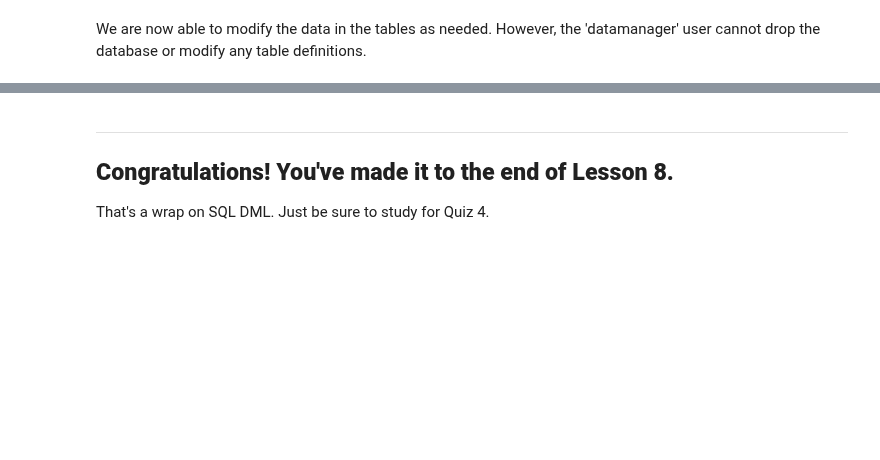
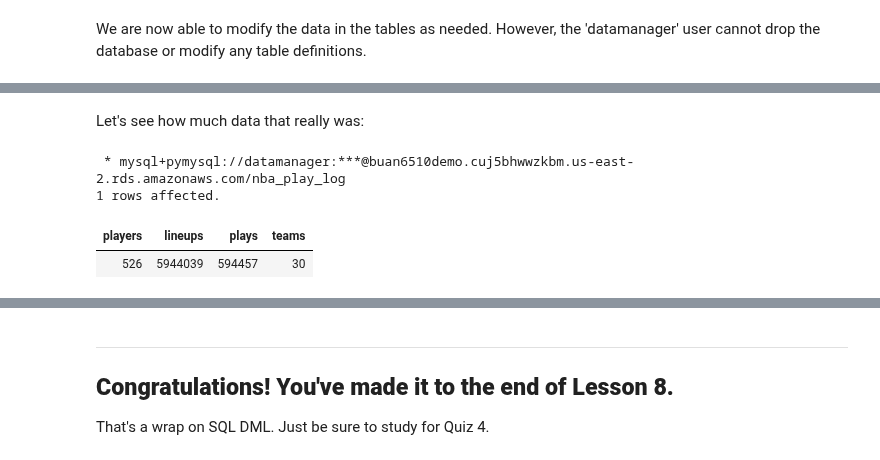
Before and after one commit to kangpyolee/DATA6510, a Jupyter notebook: L8_SQL_DML.ipynb, the cells around one changed output, grey strips where cells are left out. Saved outputs shown, nothing was run; the diff lists cells and outputs as text; code cells hidden in the pictures; blank space fills up the shorter version.

```diff
--- a/L8_SQL_DML.ipynb
+++ b/L8_SQL_DML.ipynb
@@ -1037,0 +1055,14 @@ The resulting dump file includes lots of SQL DDL and DML code that has been tune
+# %% [markdown]
+Let's see how much data that really was:
+# %%
+%%sql
+SELECT
+  (SELECT count(*) FROM players JOIN teams USING (team_id) WHERE team_year=2005) AS players,
+  (SELECT count(*) FROM lineups JOIN play_segments USING (play_seg_id) JOIN games USING (game_id) WHERE game_year=2005) AS lineups,
+  (SELECT count(*) FROM play_segments JOIN games USING (game_id) where game_year = 2005) AS plays,
+  (SELECT count(*) FROM teams WHERE team_year = 2005) AS teams
+# %% [output]
+ * mysql+pymysql://datamanager:***@buan6510demo.cuj5bhwwzkbm.us-east-2.rds.amazonaws.com/nba_play_log
+1 rows affected.
+| players | lineups | plays | teams |
+| 526 | 5944039 | 594457 | 30 |
```
Also changed, not shown: parts of 5 cells of this notebook.
